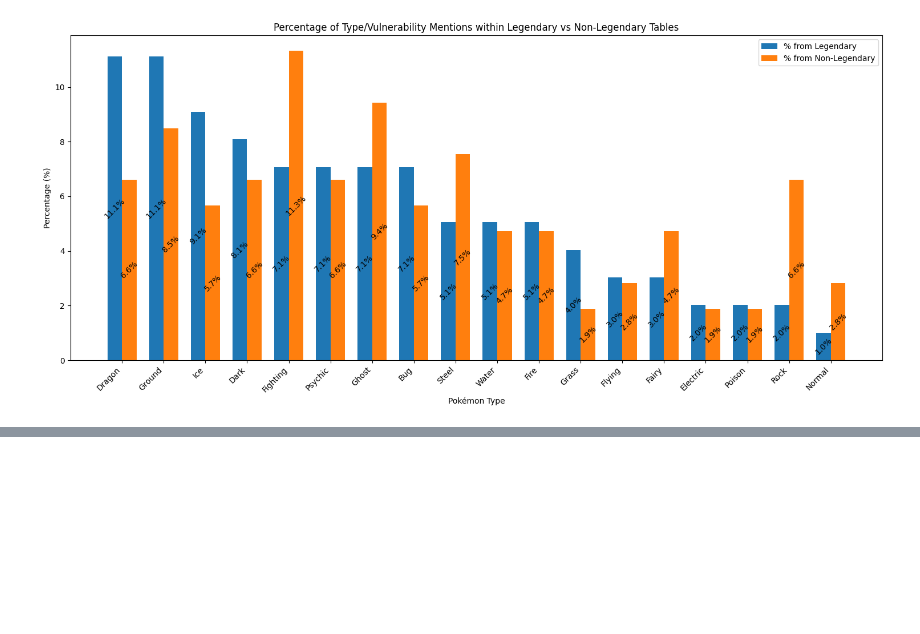
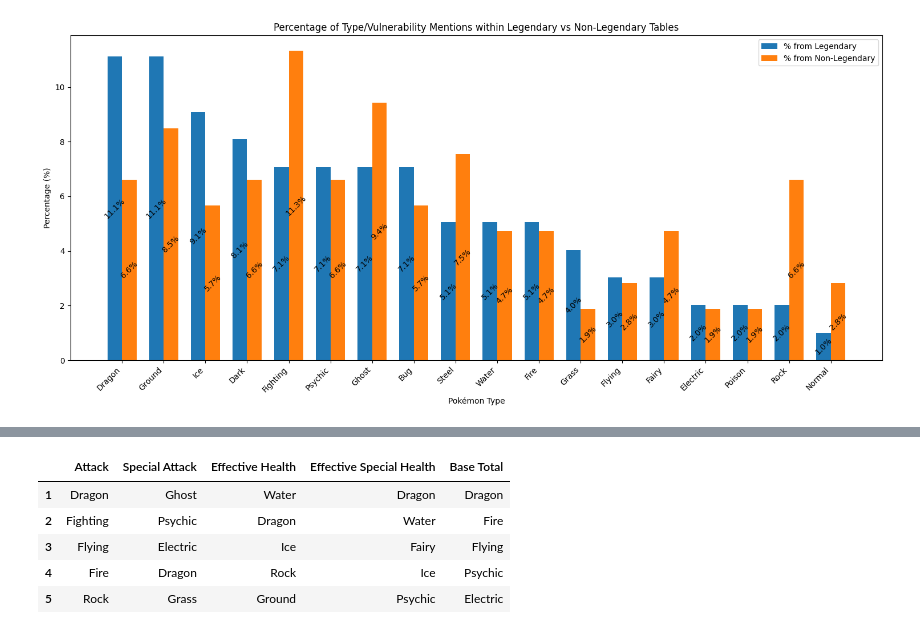
Before and after one commit to Aloncohen41/Pokemon-Model, a Jupyter notebook: Pokemon.ipynb, the cells around one changed output, grey strips where cells are left out. Saved outputs shown, nothing was run; the diff lists cells and outputs as text; code cells hidden in the pictures; blank space fills up the shorter version.

```diff
--- a/Pokemon.ipynb
+++ b/Pokemon.ipynb
@@ -735,0 +828,10 @@ This indicates that while some types consistently perform well regardless of Leg
+# %%
+# Create a mapping from game title to release date using df_game_release
+game_date_mapping = df_game_release.set_index('Game')['Release Date']
+
+# Map the release dates to the dfstrong DataFrame based on 'Game(s) of Origin'
+dfstrong['Release Date'] = dfstrong['Game(s) of Origin'].map(game_date_mapping)
+
+# Convert the 'Release Date' column to datetime objects (if it's not already)
+dfstrong['Release Date'] = pd.to_datetime(dfstrong['Release Date'])
+dfstrong
@@ -735,0 +852,69 @@ This indicates that while some types consistently perform well regardless of Leg
+# %%
+# Get unique sorted release dates
+unique_release_dates = sorted(dfstrong['Release Date'].dropna().unique())
+
+# Dictionary to store results for each release date
+results_by_release_date = {}
+
+# Calculate the average of the top N for specific stats across primary or secondary type
+def top_n_avg(df, stat, n=10):
+    # Calculate the number of top Pokemon to take (at most n, and at most the size of the DataFrame)
+    top_n = min(n, len(df))
+    if top_n == 0:
+        return None
+    # Sort by the stat in descending order and take the top_n
+    top_df = df.sort_values(by=stat, ascending=False).head(top_n)
+    # Calculate the average of the stat for the top Pokemon
+    return top_df[stat].mean()
+
+
+# Iterate through release dates
+for release_date in unique_release_dates:
+    # Filter DataFrame by release date
+    df_filtered = dfstrong[dfstrong['Release Date'] <= release_date].copy()
+
+    if not df_filtered.empty:
+        # Get all unique types present in the filtered data
+        all_types_filtered = pd.concat([df_filtered['Primary Type'], df_filtered['Secondary Type']]).dropna().unique()
+
+        # Create a dictionary to store the average of the top 10 Pokemon for each stat and type
+        top_stats_by_type_filtered = {}
+        stats_to_analyze = ['Attack Stat', 'Special Attack Stat', 'Effective Health', 'Effective Special Health', 'Base Stat Total']
+
+        # Iterate over each unique type in the filtered data
+        for pokemon_type in all_types_filtered:
+            # Filter for Pokemon that have the current type in either Primary or Secondary Type
+            type_df_filtered = df_filtered[(df_filtered['Primary Type'] == pokemon_type) | (df_filtered['Secondary Type'] == pokemon_type)].copy()
+
+            top_stats_by_type_filtered[pokemon_type] = {}
+            for stat in stats_to_analyze:
+                if not type_df_filtered.empty:
+                     top_stats_by_type_filtered[pokemon_type][stat] = top_n_avg(type_df_filtered, stat, n=10)
+                else:
+                     top_stats_by_type_filtered[pokemon_type][stat] = None
+
+        # Convert the dictionary to a DataFrame
+        top_stats_df_filtered = pd.DataFrame.from_dict(top_stats_by_type_filtered, orient='index')
+
+        # Create a DataFrame to hold the top 5 types for each stat category
+        results_df = pd.DataFrame(index=range(1, 6)) # Index 1 to 5
+
+        # Populate the results_df with the top 5 types for each stat category
+        for stat in stats_to_analyze:
+            if stat in top_stats_df_filtered.columns:
+                # Sort by the stat and get the top 5 type names
+                top_5_types_for_stat = top_stats_df_filtered.sort_values(by=stat, ascending=False).head(5).index.tolist()
+                # Pad with None if less than 5 types
+                while len(top_5_types_for_stat) < 5:
+                    top_5_types_for_stat.append(None)
+                results_df[stat.replace(' Stat', '')] = top_5_types_for_stat # Remove " Stat"
+
+        # Store results
+        results_by_release_date[release_date.strftime('%Y-%m-%d')] = results_df
+
+
+# Display results for each release date
+for date, results_df in results_by_release_date.items():
+    display(f"Top 5 Strongest Types by Stat (based on average of top 10 stats) (until {date}):")
+    display(results_df.fillna('-')) # Display the ranked types table
+# %% [output]
@@ -735,0 +922,6 @@ This indicates that while some types consistently perform well regardless of Leg
+|  | Attack | Special Attack | Effective Health | Effective Special Health | Base Total |
+| 1 | Dragon | Ghost | Water | Dragon | Dragon |
+| 2 | Fighting | Psychic | Dragon | Water | Fire |
+| 3 | Flying | Electric | Ice | Fairy | Flying |
+| 4 | Fire | Dragon | Rock | Ice | Psychic |
+| 5 | Rock | Grass | Ground | Psychic | Electric |
```
Also changed, not shown: parts of 12 cells of this notebook.
